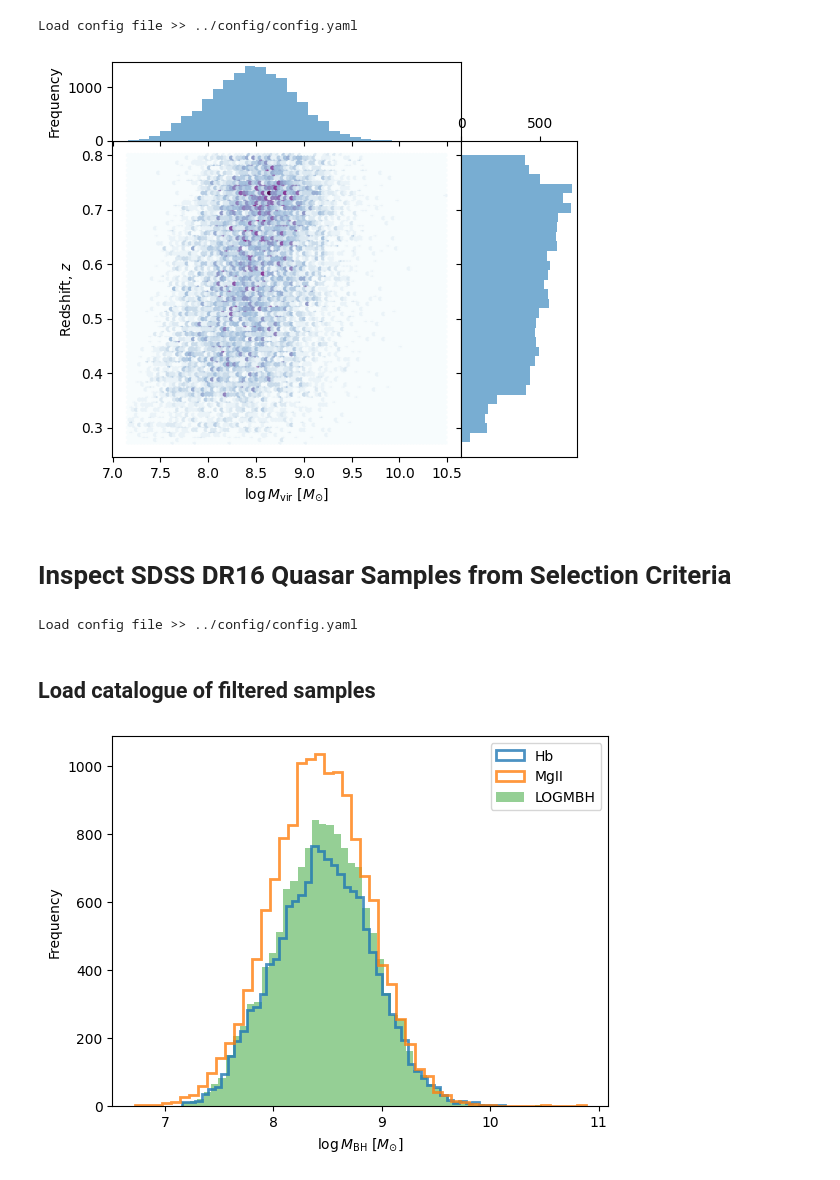
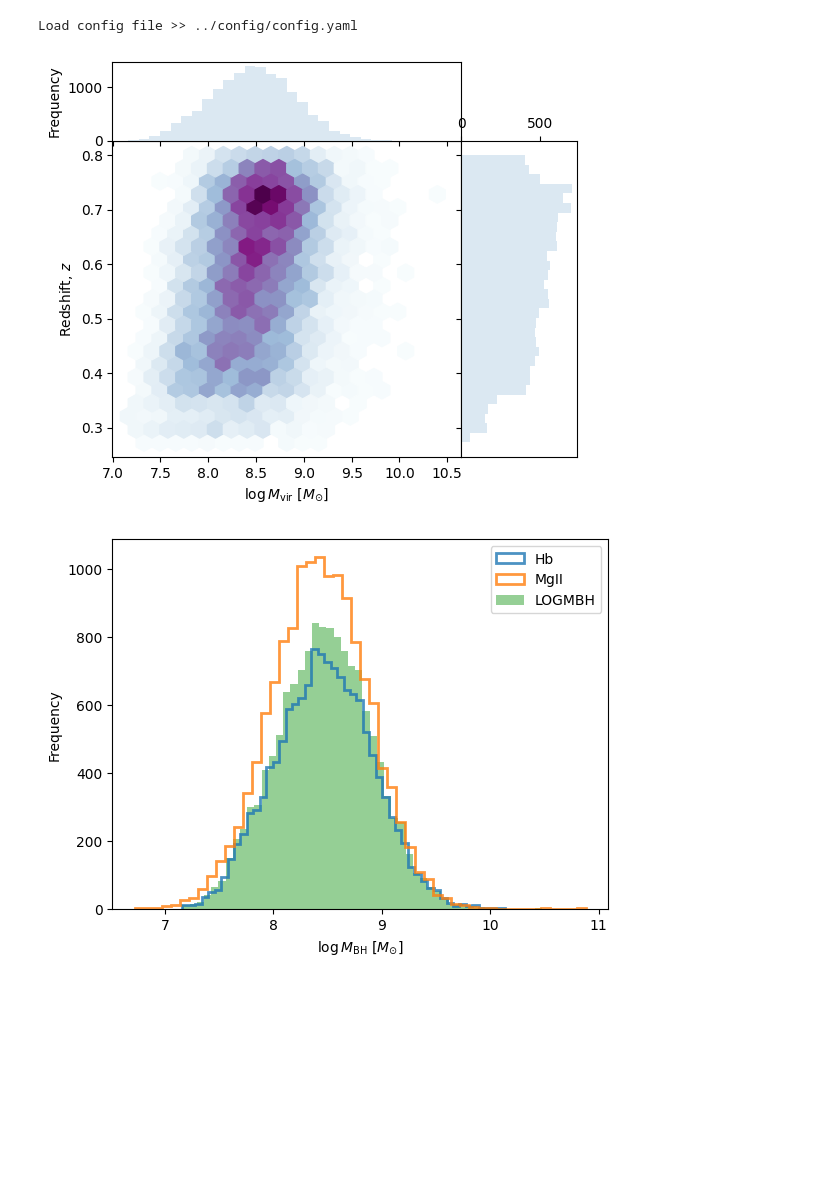
Before and after one commit to yongsukyee/uncertain_blackholemass, a Jupyter notebook: uncertain_blackholemass/notebooks/inspectdata.ipynb, the cells around one changed output. Cells and saved outputs as stored; diff of their text form; code cells hidden in the pictures; blank space fills up the shorter version.

Commit message:
update inspectdata notebook

```diff
--- a/uncertain_blackholemass/notebooks/inspectdata.ipynb
+++ b/uncertain_blackholemass/notebooks/inspectdata.ipynb
@@ -19,40 +21,23 @@ df = pd.read_csv(Path(cfg['data_dir'], 'catalogue', 'sdssdr16q_prop.csv'), sep='
 # %%
 fig = plt.figure(figsize=(6,5))
 gs = fig.add_gridspec(2, 2, width_ratios=(3,1), height_ratios=(1,4), top=0.9, right=0.9, hspace=0., wspace=0.)
 
 ax = fig.add_subplot(gs[1, 0])
-ax.hexbin(df['LOGMBH'], df['Z_FIT'], gridsize=100, cmap='BuPu', alpha=0.9)
+ax.hexbin(df['LOGMBH'], df['Z_FIT'], gridsize=20, mincnt=1, cmap='BuPu')
 
 ax_xhist = fig.add_subplot(gs[0, 0], sharex=ax)
-ax_xhist.hist(df['LOGMBH'], bins=30, alpha=0.6)
+ax_xhist.hist(df['LOGMBH'], bins=30, color=plt.get_cmap('BuPu', 8)(1))
 ax_yhist = fig.add_subplot(gs[1, 1], sharey=ax)
-ax_yhist.hist(df['Z_FIT'], bins=30, orientation='horizontal', alpha=0.6)
+# ax_yhist.hist(df['Z_FIT'], bins=30, orientation='horizontal', alpha=0.6)
+ax_yhist.hist(df['Z_FIT'], bins=30, orientation='horizontal', color=plt.get_cmap('BuPu', 8)(1))
 
 ax_xhist.tick_params(axis="x", labelbottom=False)
 ax_yhist.tick_params(top=True, labeltop=True, labelbottom=False, bottom=False, labelleft=False)
 
 ax.set_xlabel(r'$\log M_{\mathrm{vir}}\ [M_{\odot}]$')
 ax.set_ylabel(r'Redshift, $z$')
 ax_xhist.set_ylabel('Frequency')
 fig.savefig('plots/datamvirvsz.pdf', bbox_inches='tight')
 plt.show()
 # %% [output]
-[figure, old version]
+[figure, new version]
-# %% [markdown]
-# Inspect SDSS DR16 Quasar Samples from Selection Criteria
-# %%
-import sys
-sys.path.append("..")
-
-from astropy.io import fits
-from pathlib import Path
-import matplotlib.pyplot as plt
-import numpy as np
-import pandas as pd
-
-from lib.get_config import get_config
-cfg = get_config('../config/config.yaml')
-# %% [output]
-Load config file >> ../config/config.yaml
-# %% [markdown]
-## Load catalogue of filtered samples
```
Also changed, not shown: parts of 14 cells of this notebook.
